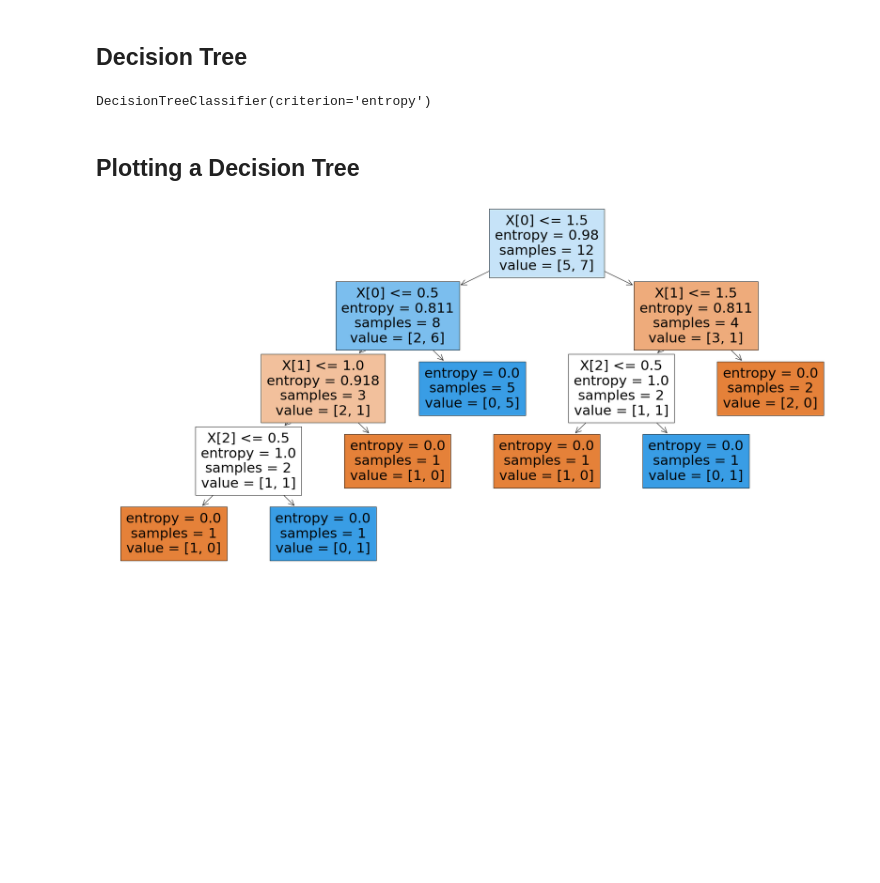
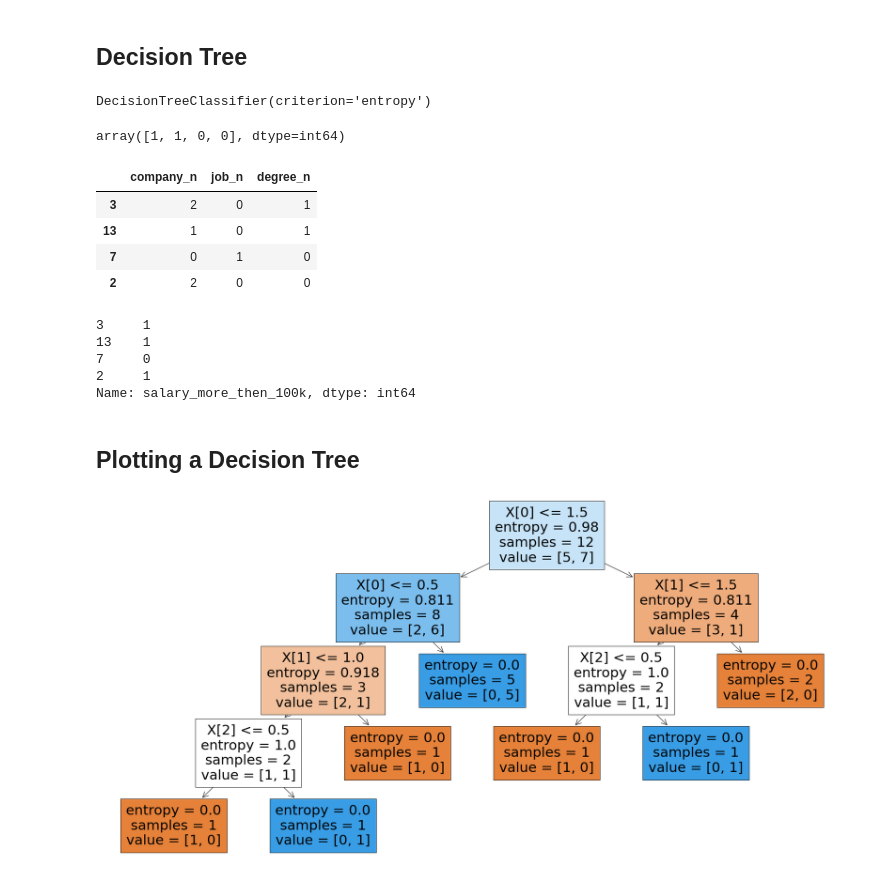
Before and after one commit to archie-95/InsideAIML-Codes, a Jupyter notebook: Decision Tree.ipynb, the cells around one changed output. Cells and saved outputs as stored; diff of their text form; code cells hidden in the pictures; blank space fills up the shorter version.

```diff
--- a/Decision Tree.ipynb
+++ b/Decision Tree.ipynb
@@ -158,6 +158,26 @@ model = tree.DecisionTreeClassifier(criterion='entropy')
 model.fit(x_train,y_train)
 # %% [output]
 DecisionTreeClassifier(criterion='entropy')
+# %%
+model.predict(x_test)
+# %% [output]
+array([1, 1, 0, 0], dtype=int64)
+# %%
+x_test
+# %% [output]
+|  | company_n | job_n | degree_n |
+| 3 | 2 | 0 | 1 |
+| 13 | 1 | 0 | 1 |
+| 7 | 0 | 1 | 0 |
+| 2 | 2 | 0 | 0 |
+# %%
+y_test
+# %% [output]
+3     1
+13    1
+7     0
+2     1
+Name: salary_more_then_100k, dtype: int64
 # %% [markdown]
 ## Plotting a Decision Tree
 # %%
```
Also changed, not shown: parts of 2 cells of this notebook, 1 other file.
